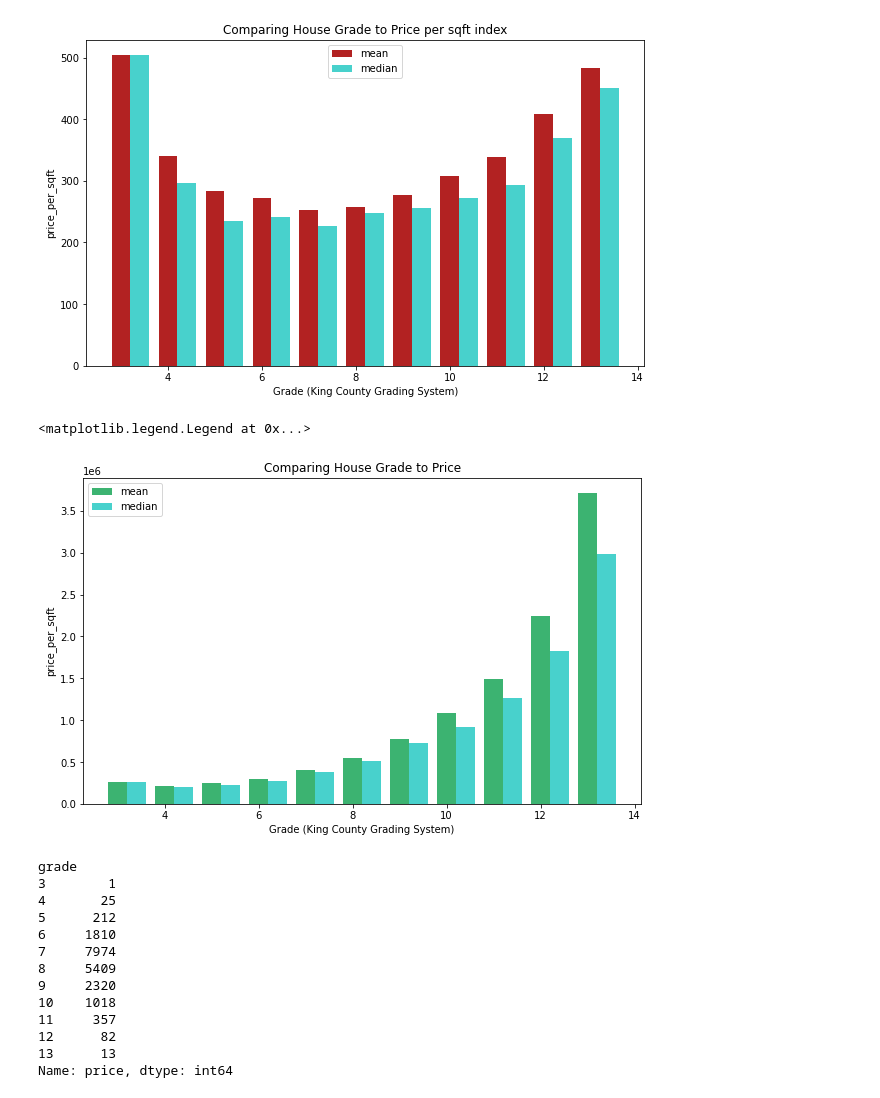
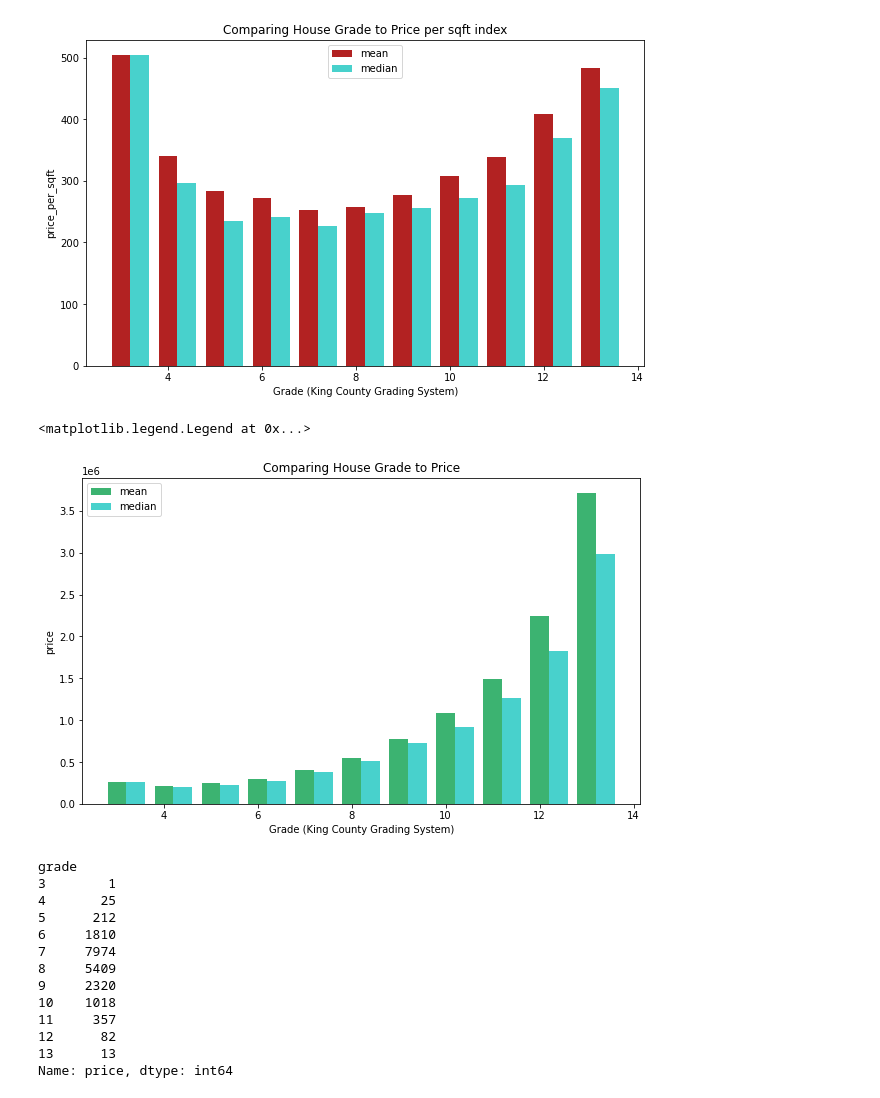
Before and after one commit to Luv2bnanook44/phase_2_project_quanggang, a Jupyter notebook: notebooks/jamie_notebook.ipynb, the cells around one changed output. Saved outputs shown, nothing was run; the diff lists cells and outputs as text; code cells hidden in the pictures.

```diff
--- a/notebooks/jamie_notebook.ipynb
+++ b/notebooks/jamie_notebook.ipynb
@@ -186,24 +186,24 @@ ax.legend()
 # %%
 fig, ax = plt.subplots(figsize=(10,6))
 
 grade_means = df.groupby('grade')['price'].mean().values
 grade_medians = df.groupby('grade')['price'].median().values
 
 w = 0.4
 bar1 = [i for i in range(3,14)]
 bar2 = [i+w for i in bar1]
 
 ax.bar(bar1, grade_means, width=w, color='mediumseagreen', label='mean', align='center')
 ax.bar(bar2, grade_medians, width=w, color='mediumturquoise', label='median', align='center')
 
 # x and y vals; use bottom parameter to make stacked
 ax.set_xlabel('Grade (King County Grading System)')
-ax.set_ylabel('price_per_sqft')
+ax.set_ylabel('price')
 ax.set_title('Comparing House Grade to Price')
 ax.legend()
 # %% [output]
 <matplotlib.legend.Legend at 0x...>
-[figure, old version]
+[figure, new version]
 # %%
 df.groupby('grade')['price'].count()
 # %% [output]
```
Also changed, not shown: parts of 4 cells of this notebook.
